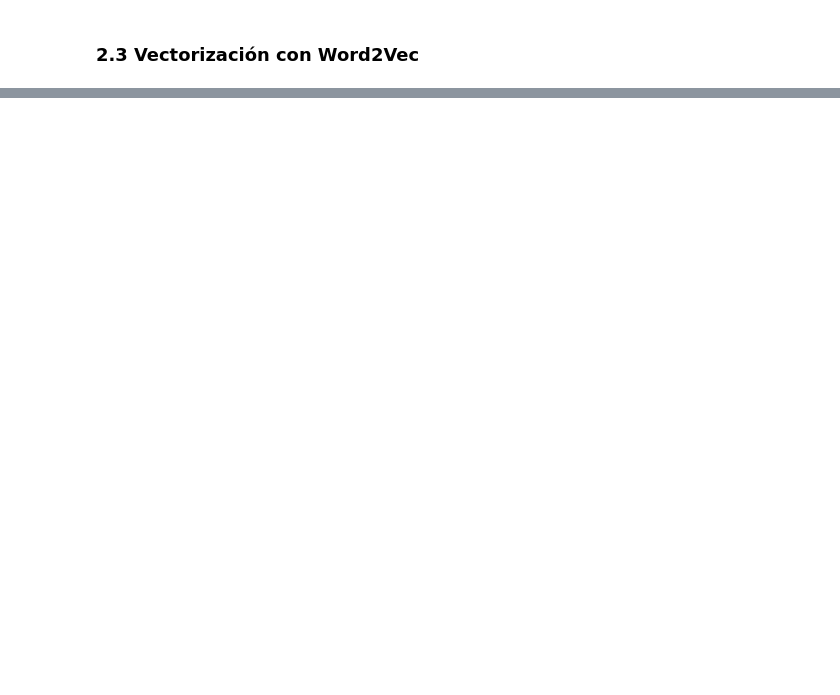
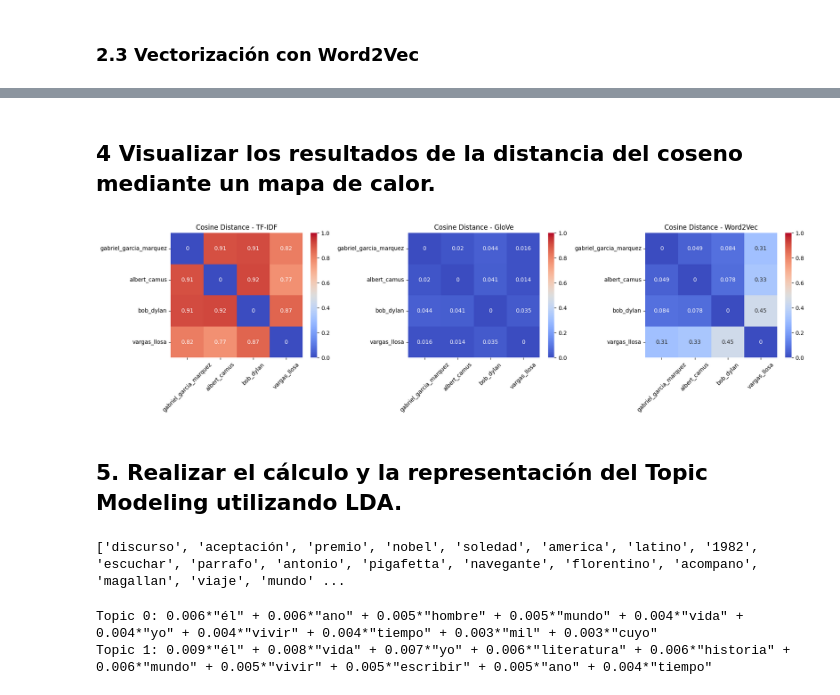
Before and after one commit to BlueAutomata/nlp-konrad, a Jupyter notebook: taller_4/Taller_4.ipynb, the cells around one changed output, grey strips where cells are left out. Saved outputs shown, nothing was run; the diff lists cells and outputs as text; code cells hidden in the pictures; blank space fills up the shorter version.

```diff
--- a/taller_4/Taller_4.ipynb
+++ b/taller_4/Taller_4.ipynb
@@ -344,4 +267,6 @@ docs = [
     bob_dylan_lammes,
     vargas_llosa_lammes
 ]
+# %%
+names = ["gabriel_garcia_marquez", "albert_camus", "bob_dylan", "vargas_llosa"]
 # %%
@@ -514,0 +429,5 @@ Vargas Llosa vector: [ 0.00159255 -0.00044094  0.00132561 -0.00335152 -0.0053862
+# %%
+gabriel_vec_word2vec = vectorize_doc_word2vec(gabriel_garcia_marquez_sentences)
+camus_vec_word2vec   = vectorize_doc_word2vec(albert_camus_sentences)
+dylan_vec_word2vec   = vectorize_doc_word2vec(bob_dylan_sentences)
+llosa_vec_word2vec   = vectorize_doc_word2vec(vargas_llosa_sentences)
@@ -514,0 +510,17 @@ Vargas Llosa vector: [ 0.00159255 -0.00044094  0.00132561 -0.00335152 -0.0053862
+# %%
+# Stack Word2Vec vectors into a matrix (shape: 4 x vector_size)
+word2vec_matrix = np.vstack([
+    gabriel_vec_word2vec,
+    camus_vec_word2vec,
+    dylan_vec_word2vec,
+    llosa_vec_word2vec
+])
+
+# Compute pairwise cosine distances
+word2vec_dist_matrix = cosine_distances(word2vec_matrix)
+
+# Convert to DataFrame for readability
+word2vec_dist_df = pd.DataFrame(word2vec_dist_matrix, index=names, columns=names)
+
+print("Cosine Distance Matrix (Word2Vec document vectors):\n")
+print(word2vec_dist_df)
@@ -514,0 +541,27 @@ Vargas Llosa vector: [ 0.00159255 -0.00044094  0.00132561 -0.00335152 -0.0053862
+# %% [markdown]
+## 4 Visualizar los resultados de la distancia del coseno mediante un mapa de calor.
+# %%
+# Assuming you have the distance DataFrames:
+# tfidf_dist_df, glove_dist_df, word2vec_dist_df
+distance_matrices = {
+    "TF-IDF": tf_idf_dist_df,
+    "GloVe": glove_dist_df,
+    "Word2Vec": word2vec_dist_df
+}
+
+# Set figure size
+plt.figure(figsize=(18, 5))
+
+for i, (name, dist_df) in enumerate(distance_matrices.items(), 1):
+    plt.subplot(1, 3, i)
+    sns.heatmap(dist_df, annot=True, cmap="coolwarm", vmin=0, vmax=1)
+    plt.title(f"Cosine Distance - {name}")
+    plt.yticks(rotation=0)
+    plt.xticks(rotation=45)
+
+plt.tight_layout()
+plt.show()
+# %% [output]
+[figure, added]
+# %% [markdown]
+## 5. Realizar el cálculo y la representación del Topic Modeling utilizando LDA.
@@ -514,0 +575,5 @@ Vargas Llosa vector: [ 0.00159255 -0.00044094  0.00132561 -0.00335152 -0.0053862
+# %%
+tokenized_docs = [doc.split() for doc in docs]
+print(tokenized_docs[0][:20])  # show first 20 tokens of García Márquez
+# %% [output]
+['discurso', 'aceptación', 'premio', 'nobel', 'soledad', 'america', 'latino', '1982', 'escuchar', 'parrafo', 'antonio', 'pigafetta', 'navegante', 'florentino', 'acompano', 'magallan', 'viaje', 'mundo' ...
@@ -514,0 +583,14 @@ Vargas Llosa vector: [ 0.00159255 -0.00044094  0.00132561 -0.00335152 -0.0053862
+# %%
+lda_model = LdaModel(
+    corpus=corpus,
+    id2word=dictionary,
+    num_topics=2,    # try 2, 3, 4... depends on your goal
+    passes=20,
+    random_state=42
+)
+
+for idx, topic in lda_model.print_topics(-1):
+    print(f"Topic {idx}: {topic}")
+# %% [output]
+Topic 0: 0.006*"él" + 0.006*"ano" + 0.005*"hombre" + 0.005*"mundo" + 0.004*"vida" + 0.004*"yo" + 0.004*"vivir" + 0.004*"tiempo" + 0.003*"mil" + 0.003*"cuyo"
+Topic 1: 0.009*"él" + 0.008*"vida" + 0.007*"yo" + 0.006*"literatura" + 0.006*"historia" + 0.006*"mundo" + 0.005*"vivir" + 0.005*"escribir" + 0.005*"ano" + 0.004*"tiempo"
```
Also changed, not shown: parts of 49 cells of this notebook, 6 other files.
